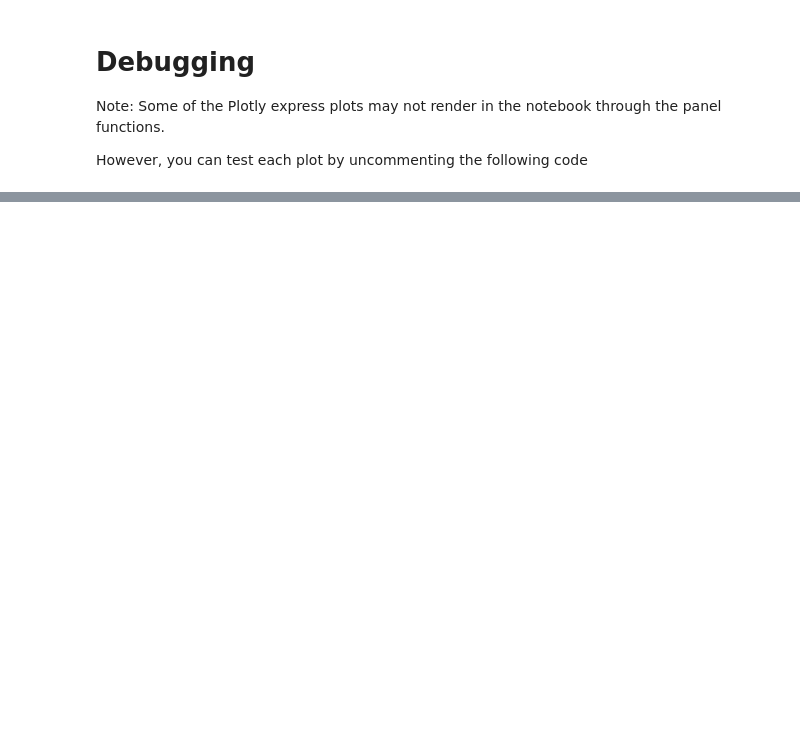
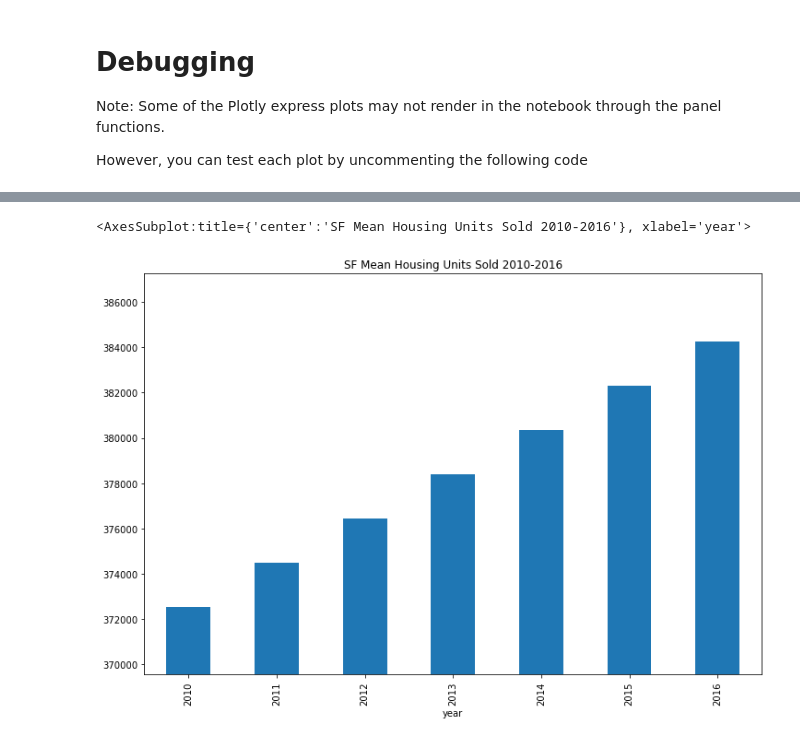
Before and after one commit to gokhanunal34/pyvizApplications, a Jupyter notebook: dashboard.ipynb, the cells around one changed output, grey strips where cells are left out. Cells and saved outputs as stored; diff of their text form; code cells hidden in the pictures; blank space fills up the shorter version.

```diff
--- a/dashboard.ipynb
+++ b/dashboard.ipynb
@@ -378,0 +335,23 @@ NameError: name 'neighborhood_map2' is not defined
+# %%
+# housing_units_per_year()
+def housing_units_per_year():
+
+    sfo_neighborhoods_census = pd.read_csv(
+    Path("sfo_neighborhoods_census_data.csv")
+    )
+    sfo_neighborhoods_census = sfo_neighborhoods_census.reset_index()
+    sf_housing_units_mean = sfo_neighborhoods_census['housing_units'].groupby(sfo_neighborhoods_census['year']).mean()
+    min = sfo_neighborhoods_census.min()['housing_units']
+    max = sfo_neighborhoods_census.max()['housing_units']
+
+    housing_plot = sf_housing_units_mean.plot.bar(
+    ylim=(min-3000, max + 3000),
+    title= "SF Mean Housing Units Sold 2010-2016", figsize = (12,8))
+
+
+    return housing_plot
+
+housing_units_per_year()
+# %% [output]
+<AxesSubplot:title={'center':'SF Mean Housing Units Sold 2010-2016'}, xlabel='year'>
+[figure, added]
```
Also changed, not shown: parts of 26 cells of this notebook.
